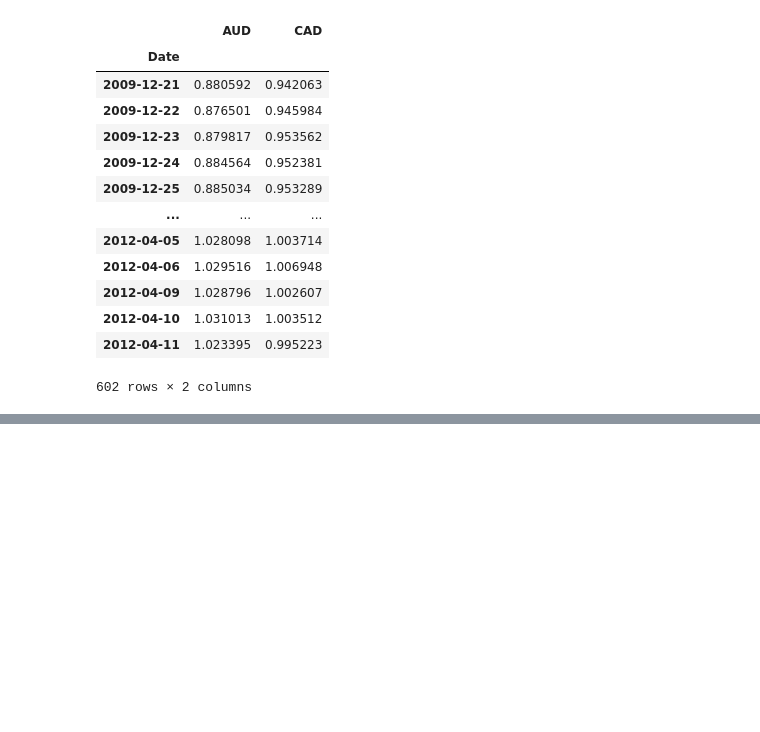
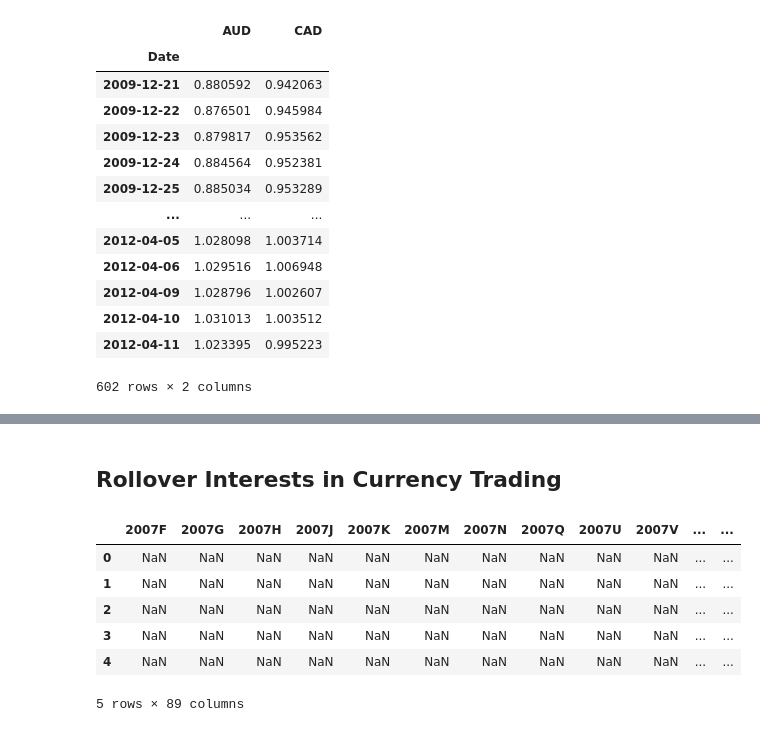
Before and after one commit to RipaltaOriol/Momentum, a Jupyter notebook: mean_reversion/currencies.ipynb, the cells around one changed output, grey strips where cells are left out. Cells and saved outputs as stored; diff of their text form; code cells hidden in the pictures; blank space fills up the shorter version.

Commit message:
add: cross-currency

```diff
--- a/mean_reversion/currencies.ipynb
+++ b/mean_reversion/currencies.ipynb
@@ -64,0 +82,27 @@ array([[nan],
+# %% [markdown]
+## Rollover Interests in Currency Trading
+# %%
+import scipy.io
+import numpy as np
+from datetime import datetime
+
+mat = scipy.io.loadmat('../data/inputDataDaily_CL_20120813.mat') # load .mat file
+contracts = [item for sublist in np.array(mat['contracts']) for items in sublist for item in items]
+tday = pd.DataFrame(mat['tday'])
+tday.columns = ['tday']
+cl = pd.DataFrame(mat['cl'])
+cl.columns = contracts
+
+temp = pd.concat([cl, tday], axis=1)
+spot = temp[['tday','0000$']]
+contracts = contracts.remove('0000$')
+cl = cl.drop('0000$', axis=1)
+cl.head()
+# %% [output]
+|  | 2007F | 2007G | 2007H | 2007J | 2007K | 2007M | 2007N | 2007Q | 2007U | 2007V | ... | ... |
+| 0 | NaN | NaN | NaN | NaN | NaN | NaN | NaN | NaN | NaN | NaN | ... | ... |
+| 1 | NaN | NaN | NaN | NaN | NaN | NaN | NaN | NaN | NaN | NaN | ... | ... |
+| 2 | NaN | NaN | NaN | NaN | NaN | NaN | NaN | NaN | NaN | NaN | ... | ... |
+| 3 | NaN | NaN | NaN | NaN | NaN | NaN | NaN | NaN | NaN | NaN | ... | ... |
+| 4 | NaN | NaN | NaN | NaN | NaN | NaN | NaN | NaN | NaN | NaN | ... | ... |
+5 rows × 89 columns
```
Also changed, not shown: parts of 7 cells of this notebook, 2 other files.
